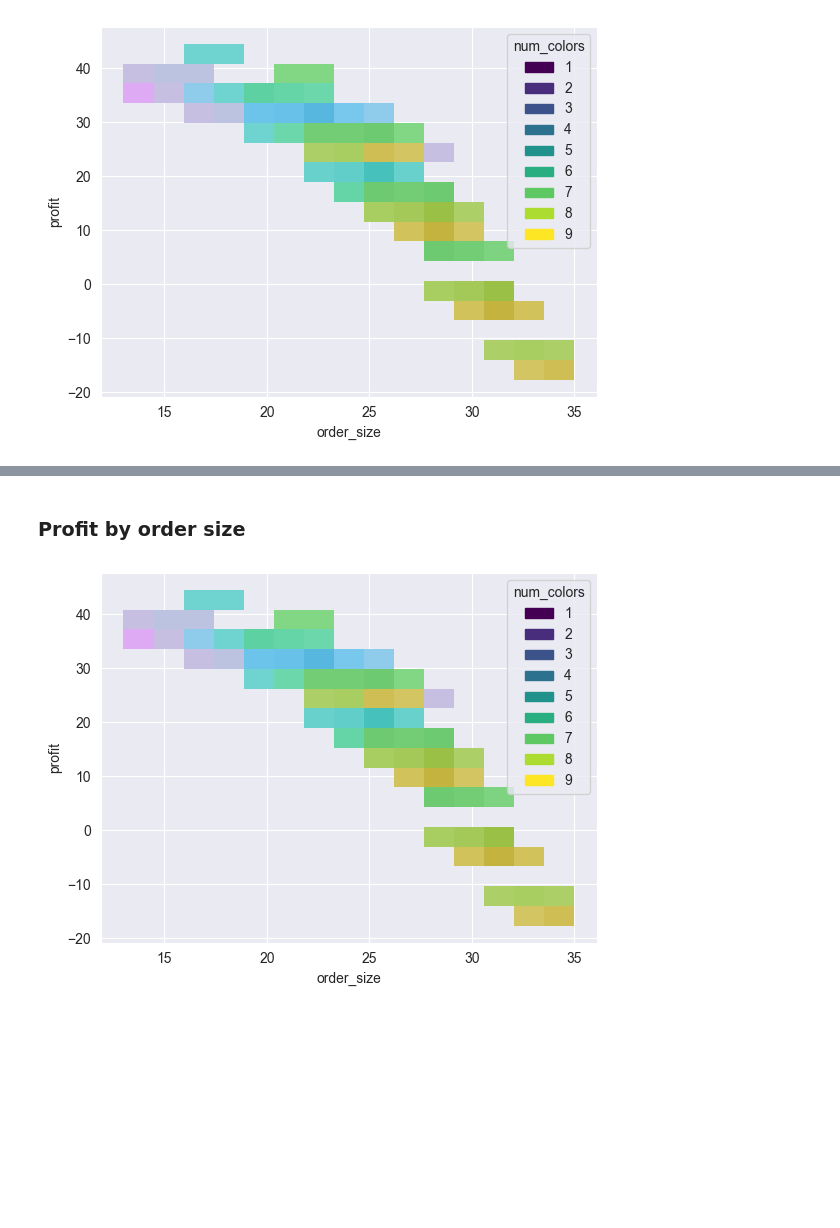
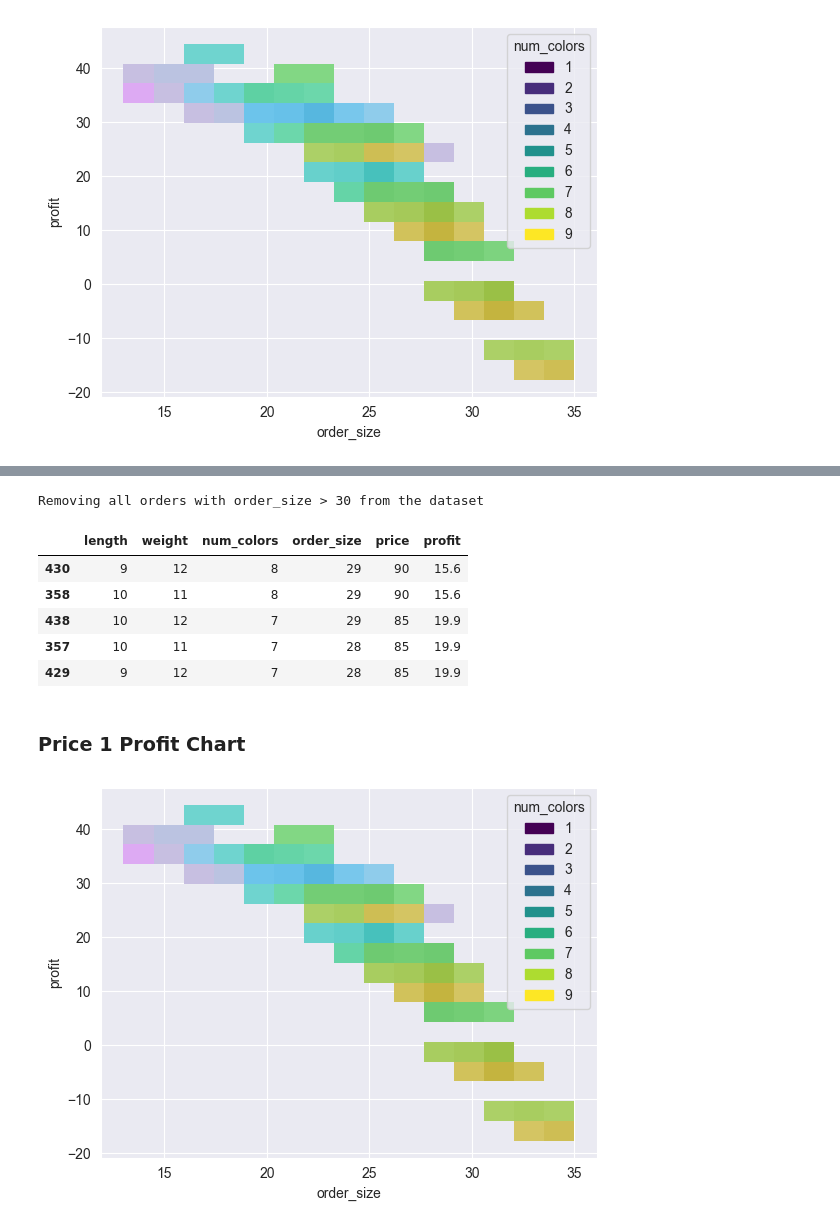
Before and after one commit to DanielLevenstein/Product_Profitability_Study, a Jupyter notebook: product_pricing.ipynb, the cells around one changed output, grey strips where cells are left out. Saved outputs shown, nothing was run; the diff lists cells and outputs as text; code cells hidden in the pictures; blank space fills up the shorter version.

```diff
--- a/product_pricing.ipynb
+++ b/product_pricing.ipynb
@@ -175,5 +175,18 @@ df_price2[price_stats]
+# %%
+MAX_ORDER_SIZE = 30
+df_price2 =df_price2[df_price2['order_size'] < MAX_ORDER_SIZE]
+print(f"Removing all orders with order_size > {MAX_ORDER_SIZE} from the dataset")
+df_price2[price_stats].head()
+# %% [output]
+Removing all orders with order_size > 30 from the dataset
+|  | length | weight | num_colors | order_size | price | profit |
+| 430 | 9 | 12 | 8 | 29 | 90 | 15.6 |
+| 358 | 10 | 11 | 8 | 29 | 90 | 15.6 |
+| 438 | 10 | 12 | 7 | 29 | 85 | 19.9 |
+| 357 | 10 | 11 | 7 | 28 | 85 | 19.9 |
+| 429 | 9 | 12 | 7 | 28 | 85 | 19.9 |
 # %% [markdown]
-### Profit by order size
+### Price 1 Profit Chart
 # %%
 sns.histplot(data=df_price, x='order_size', y='profit', hue='num_colors', palette='viridis');
 # %% [output]
```
Also changed, not shown: parts of 16 cells of this notebook, 4 other files.
